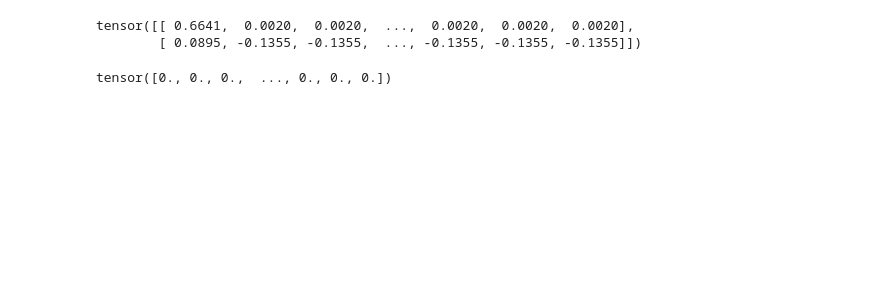
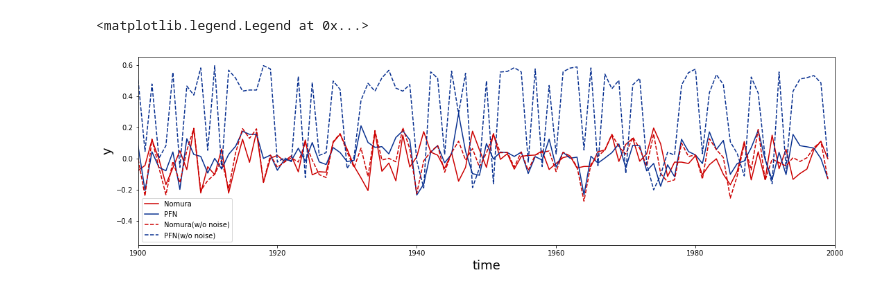
Before and after one commit to Zxser/Quantitative-analysis, a Jupyter notebook: C-择时类/”Trader-Company“集成算法交易策略/Trader_Company.ipynb, the cells around one changed output. Saved outputs shown, nothing was run; the diff lists cells and outputs as text; code cells hidden in the pictures; blank space fills up the shorter version.

```diff
--- a/C-择时类/”Trader-Company“集成算法交易策略/Trader_Company.ipynb
+++ b/C-择时类/”Trader-Company“集成算法交易策略/Trader_Company.ipynb
@@ -20,25 +49,0 @@ def dynamics(y_t:torch.tensor,sigma):
-# %%
-sigma_true = 0.1
-
-T_total = 2000
-y = torch.zeros((2, T_total))
-y_without_noise = torch.zeros((2, T_total))
-
-y[:,0] = torch.tensor([0.5,0.5])
-y_without_noise = torch.tensor([0.5,-0.5])
-
-name_stock = dynamics(y,sigma_true)
-noise = dynamics(y,0)
-Nomura = name_stock[0]
-PFN = name_stock[1]
-# for t in range(1,T_total):
-
-#     y[:,t] = dynamics(y[:,t-1],sigma_true)
-#     y_without_noise[:,t] = dynamics(y[:,t-1],0.)
-# %% [output]
-tensor([[ 0.6641,  0.0020,  0.0020,  ...,  0.0020,  0.0020,  0.0020],
-        [ 0.0895, -0.1355, -0.1355,  ..., -0.1355, -0.1355, -0.1355]])
-# %%
-y[0,1:]
-# %% [output]
-tensor([0., 0., 0.,  ..., 0., 0., 0.])
@@ -44,0 +69,30 @@ tensor([0., 0., 0.,  ..., 0., 0., 0.])
+# %%
+T_total = 2000
+sigma_true = 0.1
+
+y = np.zeros((2, T_total))
+
+name_stock_label = ["Nomura", "PFN"]
+
+name_stock = dynamics(y,sigma_true)
+noise = dynamics(name_stock,0)
+
+name_stock[:,0] = np.array([0.5,0.5])
+
+Nomura = name_stock[0]
+PFN = name_stock[1]
+
+noise[:,0] = np.array([0.5,-0.5])
+# %%
+plt.figure(figsize=(18,5))
+plt.xlim([T_total-100,T_total])
+plt.plot(Nomura, color = "#cc0000", label = name_stock_label[0])
+plt.plot(PFN, color = "#083090", label = name_stock_label[1])
+plt.plot(noise[0], color = "#cc0000", ls = "--", label = name_stock_label[0] + "(w/o noise)")
+plt.plot(noise[1], color = "#083090", ls = "--", label = name_stock_label[1] + "(w/o noise)")
+plt.xlabel("time", fontsize = 18)
+plt.ylabel("y", fontsize = 18)
+plt.legend()
+# %% [output]
+<matplotlib.legend.Legend at 0x...>
+[figure, added]
```
Also changed, not shown: parts of 3 cells of this notebook.
